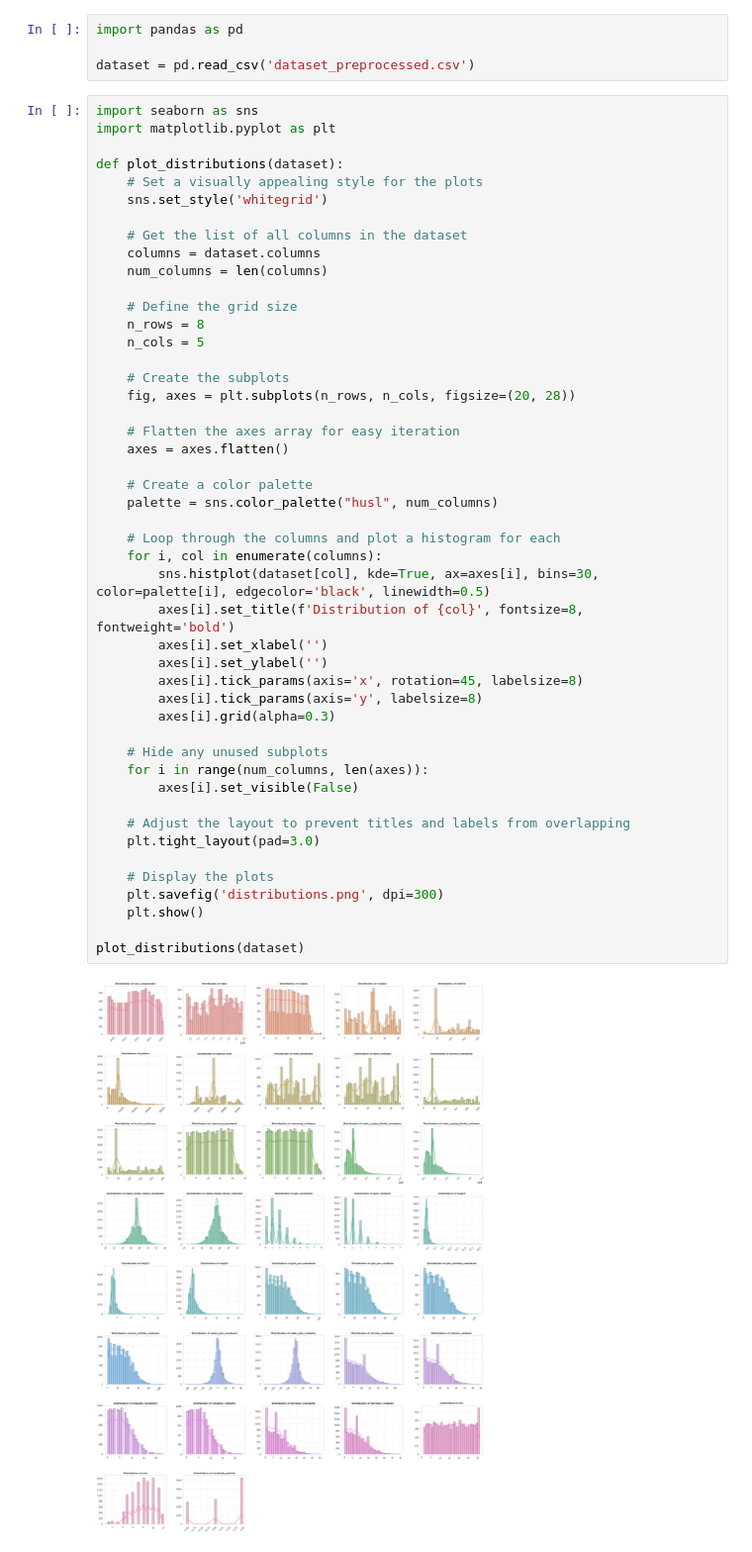
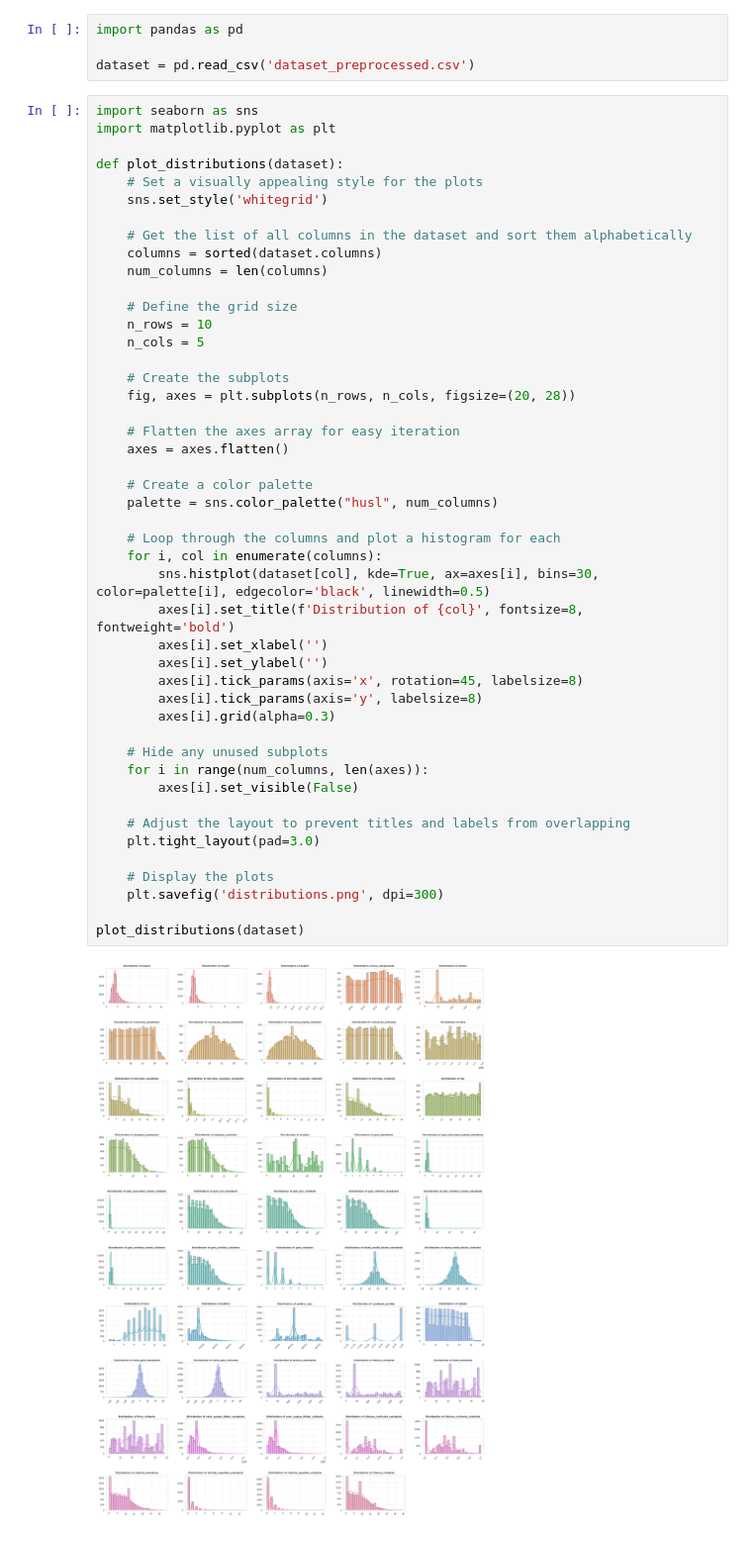
Before and after one commit to leandroassis/sportbet_model, a Jupyter notebook: data/feature_scale.ipynb, the cells around one changed output. Shown at 99% size. Drawn from its saved outputs; the diff is of its cells as text.

```diff
--- a/data/feature_scale.ipynb
+++ b/data/feature_scale.ipynb
@@ -10,47 +10,46 @@ def plot_distributions(dataset):
     # Set a visually appealing style for the plots
     sns.set_style('whitegrid')
 
-    # Get the list of all columns in the dataset
-    columns = dataset.columns
+    # Get the list of all columns in the dataset and sort them alphabetically
+    columns = sorted(dataset.columns)
     num_columns = len(columns)
 
     # Define the grid size
-    n_rows = 8
+    n_rows = 10
     n_cols = 5
 
     # Create the subplots
     fig, axes = plt.subplots(n_rows, n_cols, figsize=(20, 28))
 
     # Flatten the axes array for easy iteration
     axes = axes.flatten()
 
     # Create a color palette
     palette = sns.color_palette("husl", num_columns)
 
     # Loop through the columns and plot a histogram for each
     for i, col in enumerate(columns):
         sns.histplot(dataset[col], kde=True, ax=axes[i], bins=30, color=palette[i], edgecolor='black', linewidth=0.5)
         axes[i].set_title(f'Distribution of {col}', fontsize=8, fontweight='bold')
         axes[i].set_xlabel('')
         axes[i].set_ylabel('')
         axes[i].tick_params(axis='x', rotation=45, labelsize=8)
         axes[i].tick_params(axis='y', labelsize=8)
         axes[i].grid(alpha=0.3)
 
     # Hide any unused subplots
     for i in range(num_columns, len(axes)):
         axes[i].set_visible(False)
 
     # Adjust the layout to prevent titles and labels from overlapping
     plt.tight_layout(pad=3.0)
 
     # Display the plots
     plt.savefig('distributions.png', dpi=300)
-    plt.show()
 
 plot_distributions(dataset)
 # %% [output]
-[figure, old version]
+[figure, new version]
 # %%
 from sklearn.preprocessing import StandardScaler, MinMaxScaler
 import numpy as np
```
Also changed, not shown: parts of 3 cells of this notebook, 9 other files.
